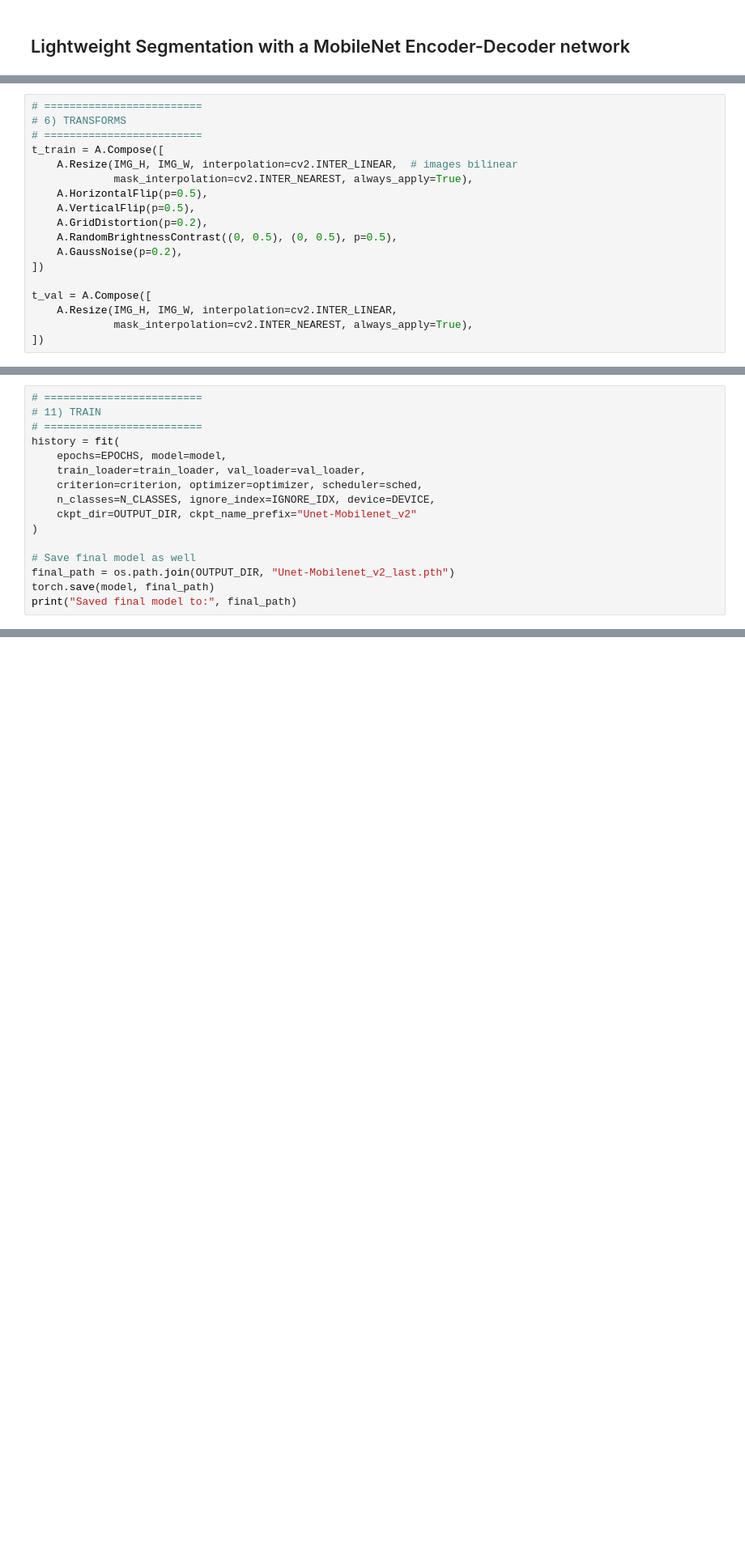
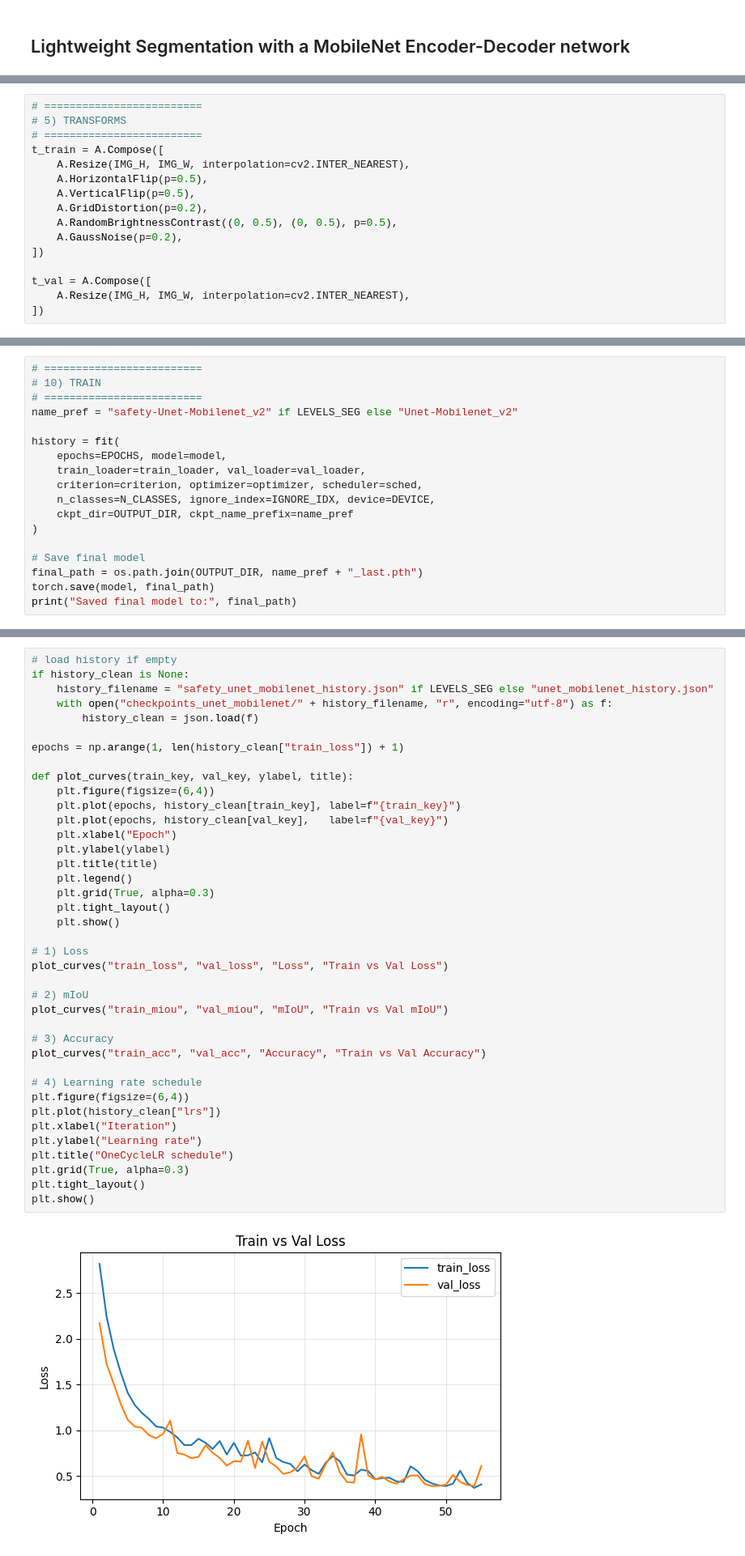
Before and after one commit to imdat1guy/UAV-Seg2Det-SafeLanding, a Jupyter notebook: compare/segmentation.ipynb, the cells around one changed output, grey strips where cells are left out. Shown at 81% size. Cells and saved outputs as stored; diff of their text form; blank space fills up the shorter version.

Commit message:
Finished Segmentation Training and Evaluation

```diff
--- a/compare/segmentation.ipynb
+++ b/compare/segmentation.ipynb
@@ -188,11 +154,10 @@ class SemanticDatasetFromSplits(Dataset):
         return img, mask
 # %%
 # =========================
-# 6) TRANSFORMS
+# 5) TRANSFORMS
 # =========================
 t_train = A.Compose([
-    A.Resize(IMG_H, IMG_W, interpolation=cv2.INTER_LINEAR,  # images bilinear
-             mask_interpolation=cv2.INTER_NEAREST, always_apply=True),
+    A.Resize(IMG_H, IMG_W, interpolation=cv2.INTER_NEAREST),
     A.HorizontalFlip(p=0.5),
     A.VerticalFlip(p=0.5),
     A.GridDistortion(p=0.2),
@@ -201,8 +166,7 @@ t_train = A.Compose([
 ])
 
 t_val = A.Compose([
-    A.Resize(IMG_H, IMG_W, interpolation=cv2.INTER_LINEAR,
-             mask_interpolation=cv2.INTER_NEAREST, always_apply=True),
+    A.Resize(IMG_H, IMG_W, interpolation=cv2.INTER_NEAREST),
 ])
 # %%
 # =========================
@@ -388,17 +342,19 @@ sched = torch.optim.lr_scheduler.OneCycleLR(optimizer, max_lr=MAX_LR, epochs=EPO
                                             steps_per_epoch=len(train_loader))
 # %%
 # =========================
-# 11) TRAIN
+# 10) TRAIN
 # =========================
+name_pref = "safety-Unet-Mobilenet_v2" if LEVELS_SEG else "Unet-Mobilenet_v2"
+
 history = fit(
     epochs=EPOCHS, model=model,
     train_loader=train_loader, val_loader=val_loader,
     criterion=criterion, optimizer=optimizer, scheduler=sched,
     n_classes=N_CLASSES, ignore_index=IGNORE_IDX, device=DEVICE,
-    ckpt_dir=OUTPUT_DIR, ckpt_name_prefix="Unet-Mobilenet_v2"
+    ckpt_dir=OUTPUT_DIR, ckpt_name_prefix=name_pref
 )
 
-# Save final model as well
-final_path = os.path.join(OUTPUT_DIR, "Unet-Mobilenet_v2_last.pth")
+# Save final model
+final_path = os.path.join(OUTPUT_DIR, name_pref + "_last.pth")
 torch.save(model, final_path)
 print("Saved final model to:", final_path)
@@ -404,0 +414,41 @@ print("Saved final model to:", final_path)
+# %%
+# load history if empty
+if history_clean is None:
+    history_filename = "safety_unet_mobilenet_history.json" if LEVELS_SEG else "unet_mobilenet_history.json"
+    with open("checkpoints_unet_mobilenet/" + history_filename, "r", encoding="utf-8") as f:
+        history_clean = json.load(f)
+
+epochs = np.arange(1, len(history_clean["train_loss"]) + 1)
+
+def plot_curves(train_key, val_key, ylabel, title):
+    plt.figure(figsize=(6,4))
+    plt.plot(epochs, history_clean[train_key], label=f"{train_key}")
+    plt.plot(epochs, history_clean[val_key],   label=f"{val_key}")
+    plt.xlabel("Epoch")
+    plt.ylabel(ylabel)
+    plt.title(title)
+    plt.legend()
+    plt.grid(True, alpha=0.3)
+    plt.tight_layout()
+    plt.show()
+
+# 1) Loss
+plot_curves("train_loss", "val_loss", "Loss", "Train vs Val Loss")
+
+# 2) mIoU
+plot_curves("train_miou", "val_miou", "mIoU", "Train vs Val mIoU")
+
+# 3) Accuracy
+plot_curves("train_acc", "val_acc", "Accuracy", "Train vs Val Accuracy")
+
+# 4) Learning rate schedule
+plt.figure(figsize=(6,4))
+plt.plot(history_clean["lrs"])
+plt.xlabel("Iteration")
+plt.ylabel("Learning rate")
+plt.title("OneCycleLR schedule")
+plt.grid(True, alpha=0.3)
+plt.tight_layout()
+plt.show()
+# %% [output]
+[figure, added]
```
Also changed, not shown: parts of 24 cells of this notebook, 11 other files.
